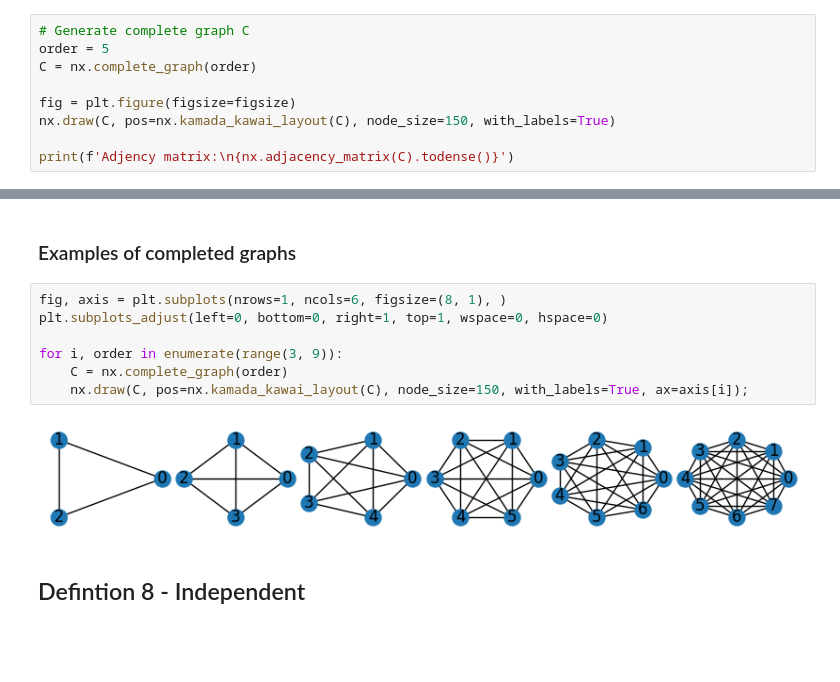
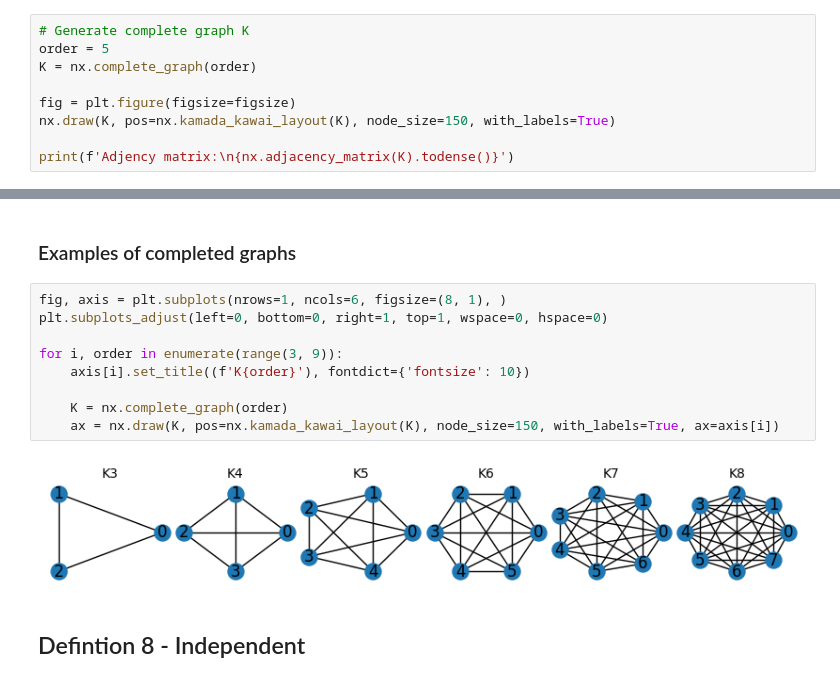
Before and after one commit to lipinski/graph-theory, a Jupyter notebook: definitions.ipynb, the cells around one changed output, grey strips where cells are left out. Saved outputs shown, nothing was run; the diff lists cells and outputs as text; blank space fills up the shorter version.

```diff
--- a/definitions.ipynb
+++ b/definitions.ipynb
@@ -158,14 +158,14 @@ Adjency matrix:
 # %% [markdown]
 If all vertices of G are pairwise adjacent thet $G$ is complete.
 # %%
-# Generate complete graph C
+# Generate complete graph K
 order = 5
-C = nx.complete_graph(order)
+K = nx.complete_graph(order)
 
 fig = plt.figure(figsize=figsize)
-nx.draw(C, pos=nx.kamada_kawai_layout(C), node_size=150, with_labels=True)
+nx.draw(K, pos=nx.kamada_kawai_layout(K), node_size=150, with_labels=True)
 
-print(f'Adjency matrix:\n{nx.adjacency_matrix(C).todense()}')
+print(f'Adjency matrix:\n{nx.adjacency_matrix(K).todense()}')
 # %% [output]
 Adjency matrix:
 [[0 1 1 1 1]
@@ -179,12 +179,14 @@ Adjency matrix:
 # %%
 fig, axis = plt.subplots(nrows=1, ncols=6, figsize=(8, 1), )
 plt.subplots_adjust(left=0, bottom=0, right=1, top=1, wspace=0, hspace=0)
 
 for i, order in enumerate(range(3, 9)):
-    C = nx.complete_graph(order)
-    nx.draw(C, pos=nx.kamada_kawai_layout(C), node_size=150, with_labels=True, ax=axis[i]);
+    axis[i].set_title((f'K{order}'), fontdict={'fontsize': 10})
+
+    K = nx.complete_graph(order)
+    ax = nx.draw(K, pos=nx.kamada_kawai_layout(K), node_size=150, with_labels=True, ax=axis[i])
 # %% [output]
-[figure, old version]
+[figure, new version]
 # %% [markdown]
 ## Defintion 8 - Independent
 # %% [markdown]
```
Also changed, not shown: parts of 13 cells of this notebook.
